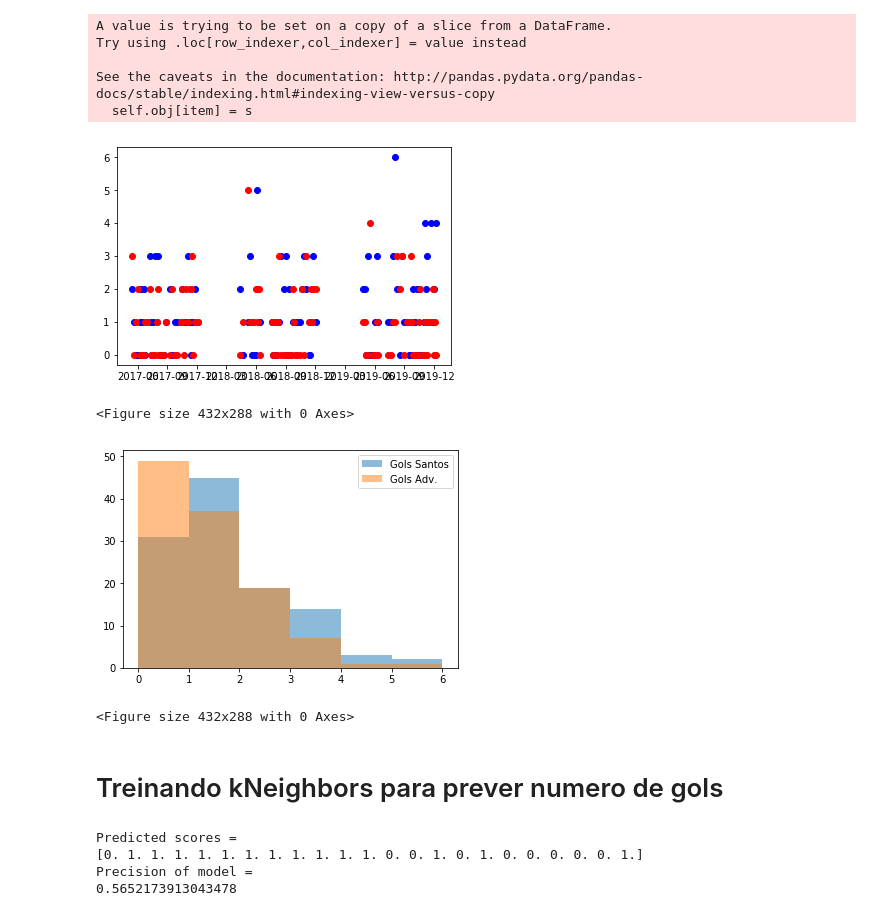
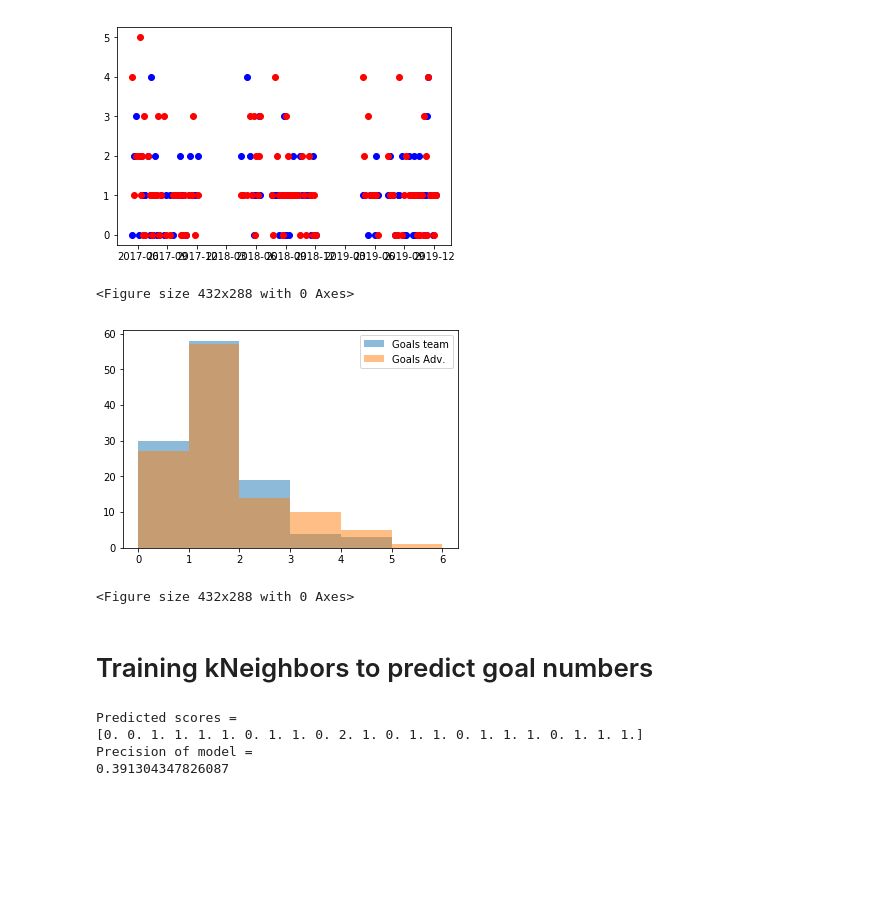
Before and after one commit to aleandrade/Data-Science, a Jupyter notebook: SoccerDataScienceNotebook.ipynb, the cells around one changed output. Drawn from its saved outputs; the diff is of its cells as text; code cells hidden in the pictures; blank space fills up the shorter version.

Commit message:
Generalizing code to work with different teams

```diff
--- a/SoccerDataScienceNotebook.ipynb
+++ b/SoccerDataScienceNotebook.ipynb
@@ -14,24 +16,24 @@ jogos_Santos = Santos[['date', 'team1', 'team2', 'score1', 'score2', 'prob1', 'p
 # %%
-for label, row in jogos_Santos.iterrows() :
+for label, row in team_matches_data.iterrows() :
     print(str(row["date"]) + " : " + str(row["team1"]) + " " + str(row["score1"])[0] + "x"  + str(row["score2"])[0] + " " + str(row["team2"]))
-    if(row['team1'] == "Santos") :
-        jogos_Santos.loc[label, "gols_santos"] = row['score1']
-        jogos_Santos.loc[label, "gols_adv"] = row['score2']
-        jogos_Santos.loc[label, "local"] = 0.0
-        jogos_Santos.loc[label, "prob_Santos"] = row['prob1']
-        jogos_Santos.loc[label, "spi_Santos"] = row['spi1']
+    if(row['team1'] == teamname) :
+        team_matches_data.loc[label, "goals_team"] = row['score1']
+        team_matches_data.loc[label, "goals_adv"] = row['score2']
+        team_matches_data.loc[label, "place"] = 0.0
+        team_matches_data.loc[label, "prob_team"] = row['prob1']
+        team_matches_data.loc[label, "spi_team"] = row['spi1']
         if(math.isnan(row['importance1'])) :
-            jogos_Santos.loc[label, "importance_Santos"] = 25.0
+            team_matches_data.loc[label, "importance_team"] = 25.0
         else :
-            jogos_Santos.loc[label, "importance_Santos"] = row['importance1']
+            team_matches_data.loc[label, "importance_team"] = row['importance1']
     else :
-        jogos_Santos.loc[label, "gols_santos"] = row['score2']
-        jogos_Santos.loc[label, "gols_adv"] = row['score1']
-        jogos_Santos.loc[label, "local"] = 1.0
-        jogos_Santos.loc[label, "prob_Santos"] = row['prob2']
-        jogos_Santos.loc[label, "spi_Santos"] = row['spi2']
+        team_matches_data.loc[label, "goals_team"] = row['score2']
+        team_matches_data.loc[label, "goals_adv"] = row['score1']
+        team_matches_data.loc[label, "place"] = 1.0
+        team_matches_data.loc[label, "prob_team"] = row['prob2']
+        team_matches_data.loc[label, "spi_team"] = row['spi2']
         if(math.isnan(row['importance2'])) :
-            jogos_Santos.loc[label, "importance_Santos"] = 25.0
+            team_matches_data.loc[label, "importance_team"] = 25.0
         else :
-            jogos_Santos.loc[label, "importance_Santos"] = row['importance2']
+            team_matches_data.loc[label, "importance_team"] = row['importance2']
 # %% [output]
@@ -66,47 +57,42 @@ See the caveats in the documentation: http://pandas.pydata.org/pandas-docs/stabl
 # %%
-jogos_Santos.loc[:, "datetimeobj"] = jogos_Santos.loc[:, "date"].apply(lambda x : datetime.datetime.strptime(x, "%Y-%m-%d"))
+team_matches_data.loc[:, "datetimeobj"] = team_matches_data.loc[:, "date"].apply(lambda x : datetime.datetime.strptime(x, "%Y-%m-%d"))
 
-plt.plot_date(x=jogos_Santos['datetimeobj'], y=jogos_Santos.loc[:,'gols_santos'], xdate = True, ydate = False, color = 'blue')
-plt.plot_date(x=jogos_Santos['datetimeobj'], y=jogos_Santos[:,'gols_adv'], xdate = True, ydate = False, color = 'red')
+plt.plot_date(x=team_matches_data.loc[:, 'datetimeobj'], y=team_matches_data.loc[:,'goals_team'], xdate = True, ydate = False, color = 'blue')
+plt.plot_date(x=team_matches_data.loc[:, 'datetimeobj'], y=team_matches_data.loc[:,'goals_adv'], xdate = True, ydate = False, color = 'red')
 plt.show()
 plt.clf()
 # %% [output]
+[figure, new version]
-A value is trying to be set on a copy of a slice from a DataFrame.
-Try using .loc[row_indexer,col_indexer] = value instead
-
-See the caveats in the documentation: http://pandas.pydata.org/pandas-docs/stable/indexing.html#indexing-view-versus-copy
-  self.obj[item] = s
+<Figure size 432x288 with 0 Axes>
-[figure, old version]
-<Figure size 432x288 with 0 Axes>
 # %%
-plt.hist(jogos_Santos['gols_santos'], bins = range(7), alpha=0.5, label='Gols Santos')
-plt.hist(jogos_Santos['gols_adv'], bins = range(7), alpha=0.5, label='Gols Adv.')
+plt.hist(team_matches_data['goals_team'], bins = range(7), alpha=0.5, label='Goals team')
+plt.hist(team_matches_data['goals_adv'], bins = range(7), alpha=0.5, label='Goals Adv.')
 plt.legend(loc='upper right')
 plt.xticks(range(7))
 plt.show()
 plt.clf()
 # %% [output]
-[figure, old version]
+[figure, new version]
 <Figure size 432x288 with 0 Axes>
-# %% [markdown]
-# Treinando kNeighbors para prever numero de gols
+# %% [markdown]
+# Training kNeighbors to predict goal numbers
 # %%
-Santos_predict = jogos_Santos[['gols_santos','prob_Santos', 'importance_Santos', 'spi_Santos', 'local']]
-
-X = Santos_predict.drop('gols_santos', axis=1).values
-y = Santos_predict['gols_santos'].values
+team_done_matches = team_matches_data[team_matches_data['datetimeobj'] < datetime.datetime.now() - datetime.timedelta(days=1)]
+team_predict = team_done_matches[['goals_team','prob_team', 'importance_team', 'spi_team', 'place']]
+X = team_predict.drop('goals_team', axis=1).values
+y = team_predict['goals_team'].values
 
 X_train, X_test, y_train, y_test = train_test_split(X, y, test_size = 0.2, random_state=42)
 
 knn = KNeighborsClassifier(n_neighbors=4)
-knn.fit(X_test,y_test)
+knn.fit(X_train,y_train)
 print("Predicted scores = ")
 print(knn.predict(X_test))
 print("Precision of model = ")
 print(knn.score(X_test, y_test))
 # %% [output]
 Predicted scores =
-[0. 1. 1. 1. 1. 1. 1. 1. 1. 1. 1. 1. 0. 0. 1. 0. 1. 0. 0. 0. 0. 0. 1.]
+[0. 0. 1. 1. 1. 1. 0. 1. 1. 0. 2. 1. 0. 1. 1. 0. 1. 1. 1. 0. 1. 1. 1.]
 Precision of model =
-0.5652173913043478
+0.391304347826087
 # %%
```
Also changed, not shown: parts of 3 cells of this notebook.
